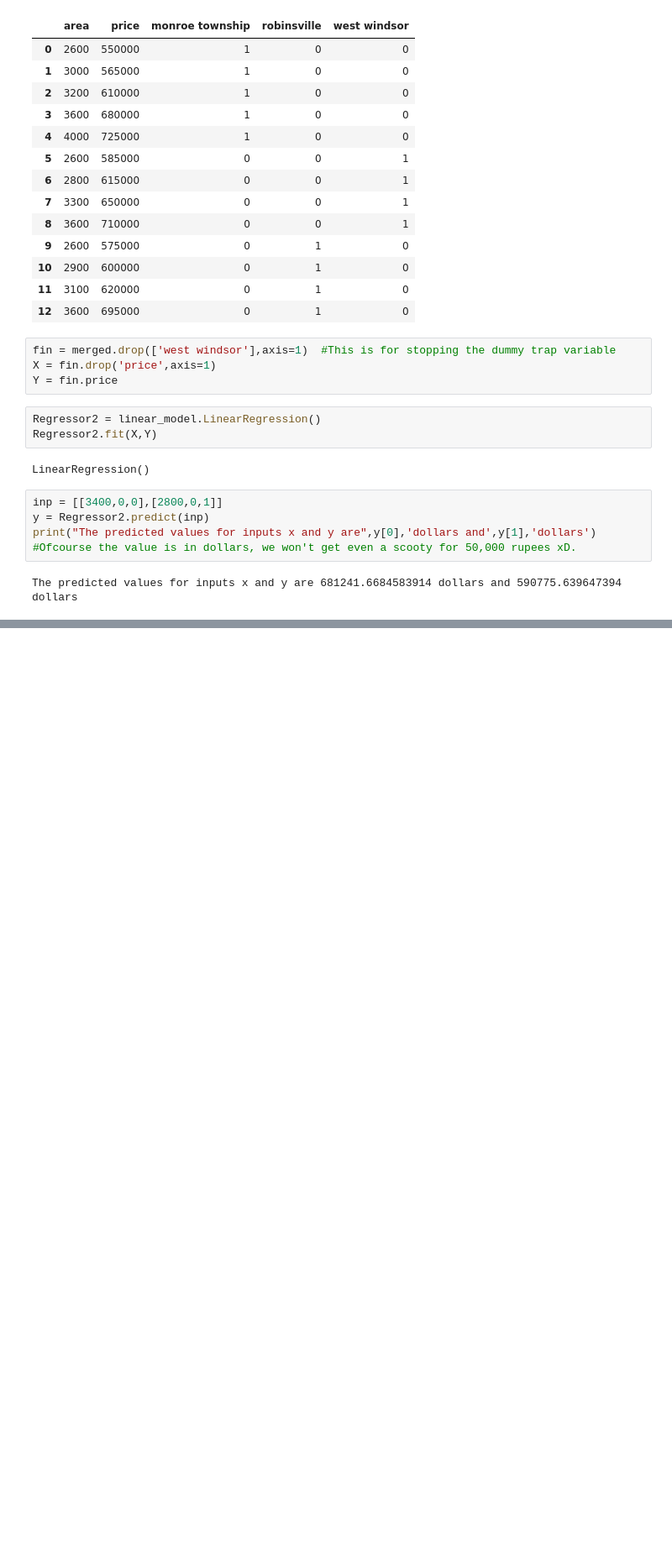
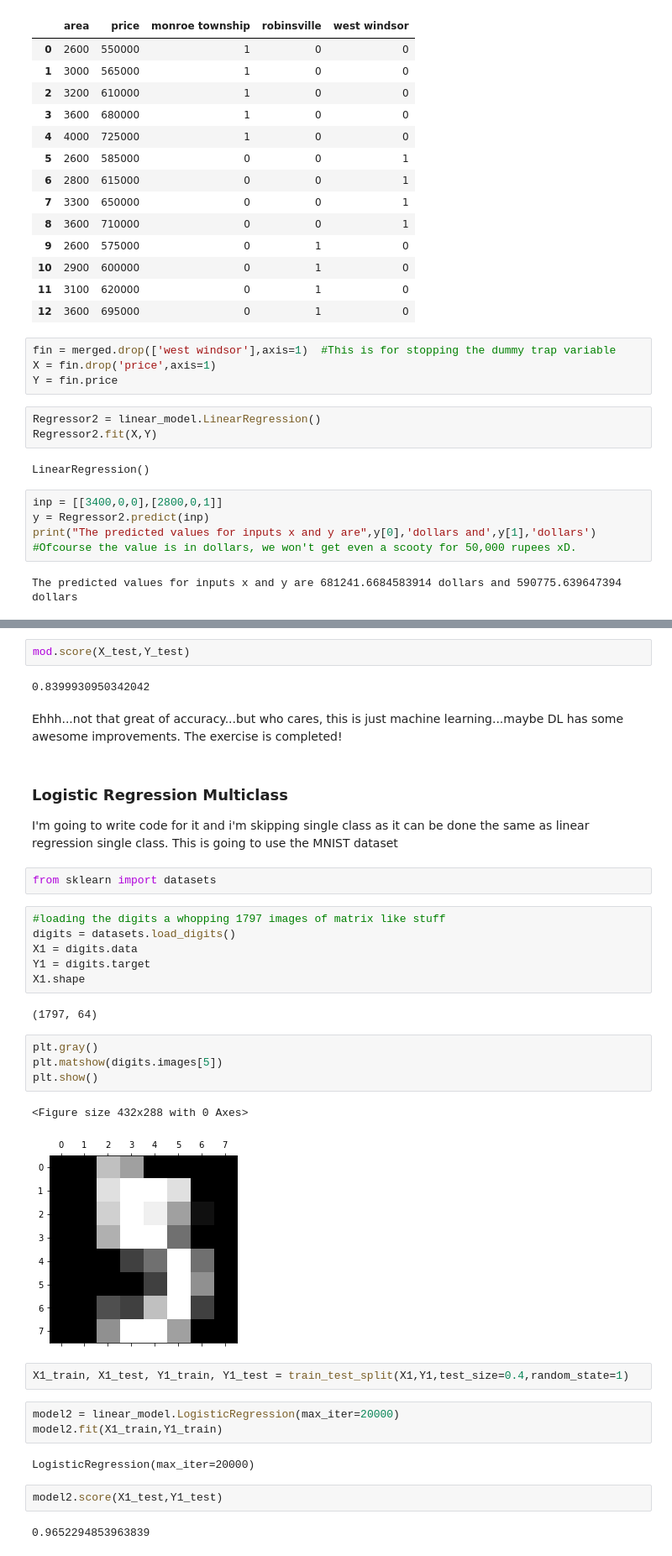
Before and after one commit to sanathNU/ML-and-DL-Notebooks, a Jupyter notebook: LR.ipynb, the cells around one changed output, grey strips where cells are left out. Shown at 84% size. Saved outputs shown, nothing was run; the diff lists cells and outputs as text; blank space fills up the shorter version.

Commit message:
added logistic regression example 1
used it to solve the HR problem

```diff
--- a/LR.ipynb
+++ b/LR.ipynb
@@ -220,0 +217,37 @@ Ehhh...not that great of accuracy...but who cares, this is just machine learning
+# %%
+mod.score(X_test,Y_test)
+# %% [output]
+0.8399930950342042
+# %% [markdown]
+Ehhh...not that great of accuracy...but who cares, this is just machine learning...maybe DL has some awesome improvements. The exercise is completed!
+# %% [markdown]
+### Logistic Regression Multiclass
+I'm going to write code for it and i'm skipping single class as it can be done the same as linear regression single class. This is going to use the MNIST dataset
+# %%
+from sklearn import datasets
+# %%
+#loading the digits a whopping 1797 images of matrix like stuff
+digits = datasets.load_digits()
+X1 = digits.data
+Y1 = digits.target
+X1.shape
+# %% [output]
+(1797, 64)
+# %%
+plt.gray()
+plt.matshow(digits.images[5])
+plt.show()
+# %% [output]
+<Figure size 432x288 with 0 Axes>
+[figure, added]
+# %%
+X1_train, X1_test, Y1_train, Y1_test = train_test_split(X1,Y1,test_size=0.4,random_state=1)
+# %%
+model2 = linear_model.LogisticRegression(max_iter=20000)
+model2.fit(X1_train,Y1_train)
+# %% [output]
+LogisticRegression(max_iter=20000)
+# %%
+model2.score(X1_test,Y1_test)
+# %% [output]
+0.9652294853963839
```
Also changed, not shown: parts of 29 cells of this notebook.
